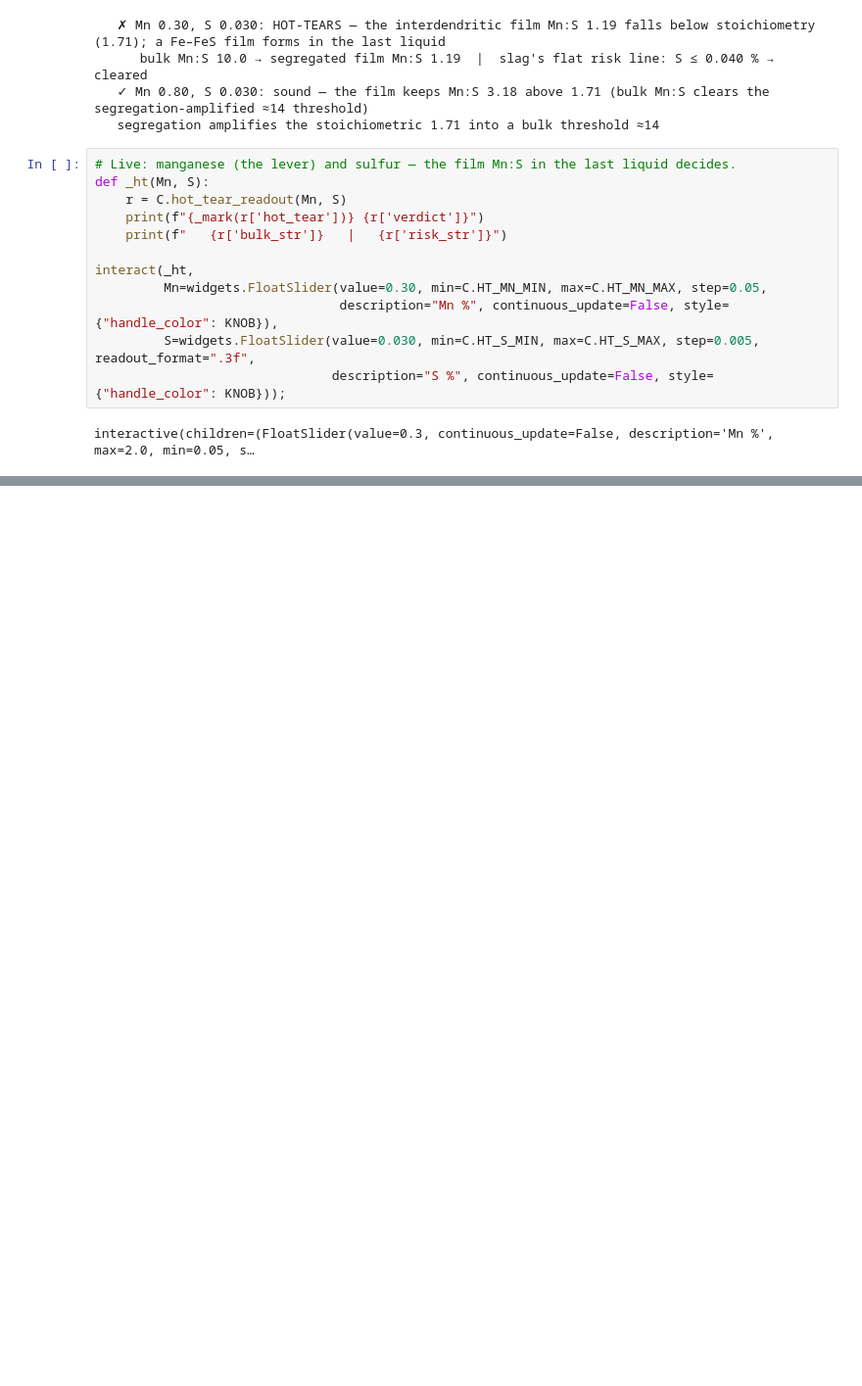
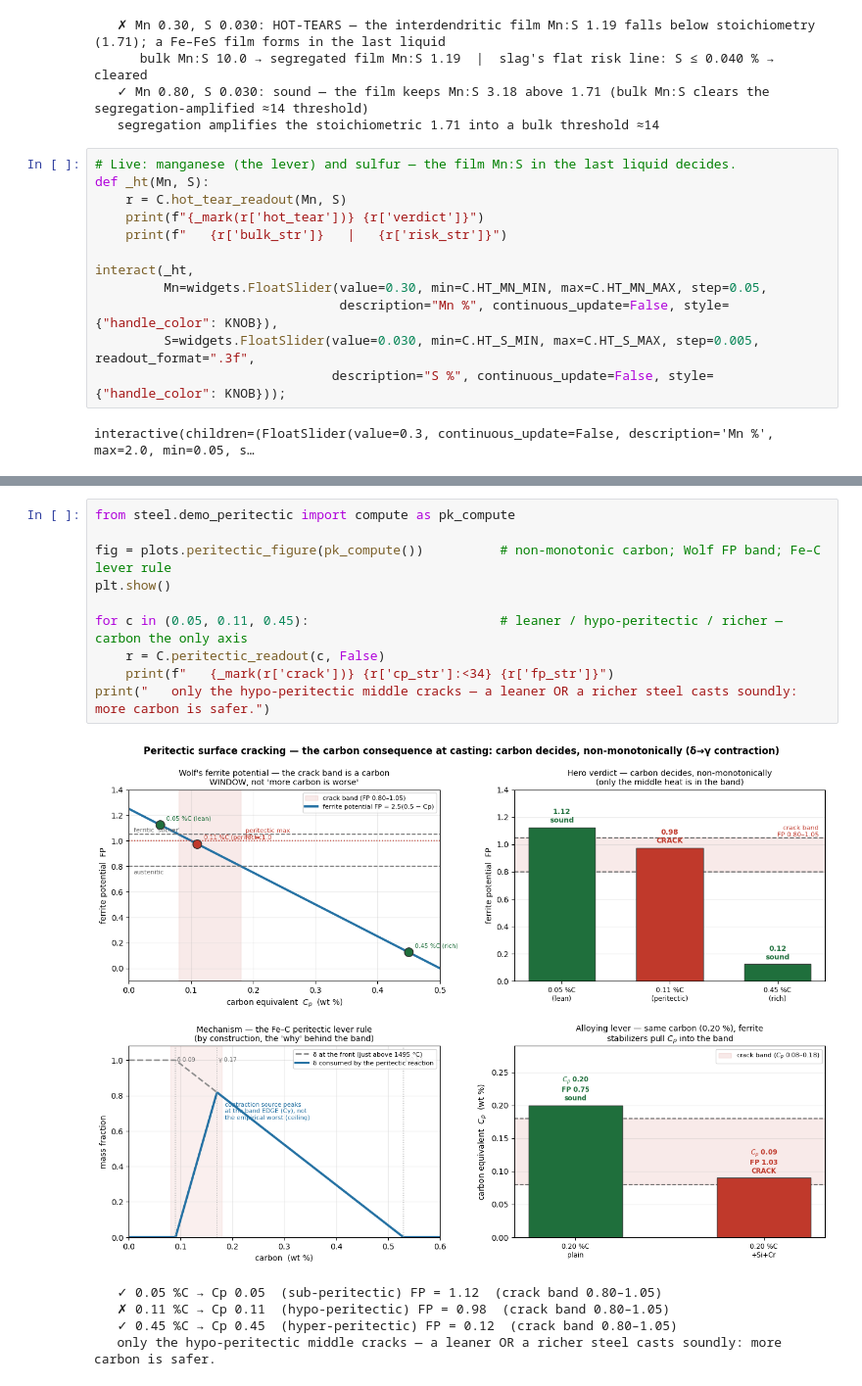
Before and after one commit to BoykoNeov/steel-sim, a Jupyter notebook: steel/making.ipynb, the cells around one changed output, grey strips where cells are left out. Shown at 98% size. Saved outputs shown, nothing was run; the diff lists cells and outputs as text; blank space fills up the shorter version.

```diff
--- a/steel/making.ipynb
+++ b/steel/making.ipynb
@@ -637,0 +734,16 @@ interactive(children=(FloatSlider(value=0.3, continuous_update=False, descriptio
+# %%
+from steel.demo_peritectic import compute as pk_compute
+
+fig = plots.peritectic_figure(pk_compute())          # non-monotonic carbon; Wolf FP band; Fe–C lever rule
+plt.show()
+
+for c in (0.05, 0.11, 0.45):                         # leaner / hypo-peritectic / richer — carbon the only axis
+    r = C.peritectic_readout(c, False)
+    print(f"   {_mark(r['crack'])} {r['cp_str']:<34} {r['fp_str']}")
+print("   only the hypo-peritectic middle cracks — a leaner OR a richer steel casts soundly: more carbon is safer.")
+# %% [output]
+[figure, added]
+   ✓ 0.05 %C → Cp 0.05  (sub-peritectic) FP = 1.12  (crack band 0.80–1.05)
+   ✗ 0.11 %C → Cp 0.11  (hypo-peritectic) FP = 0.98  (crack band 0.80–1.05)
+   ✓ 0.45 %C → Cp 0.45  (hyper-peritectic) FP = 0.12  (crack band 0.80–1.05)
+   only the hypo-peritectic middle cracks — a leaner OR a richer steel casts soundly: more carbon is safer.
```
Also changed, not shown: parts of 18 cells of this notebook, 4 other files.
